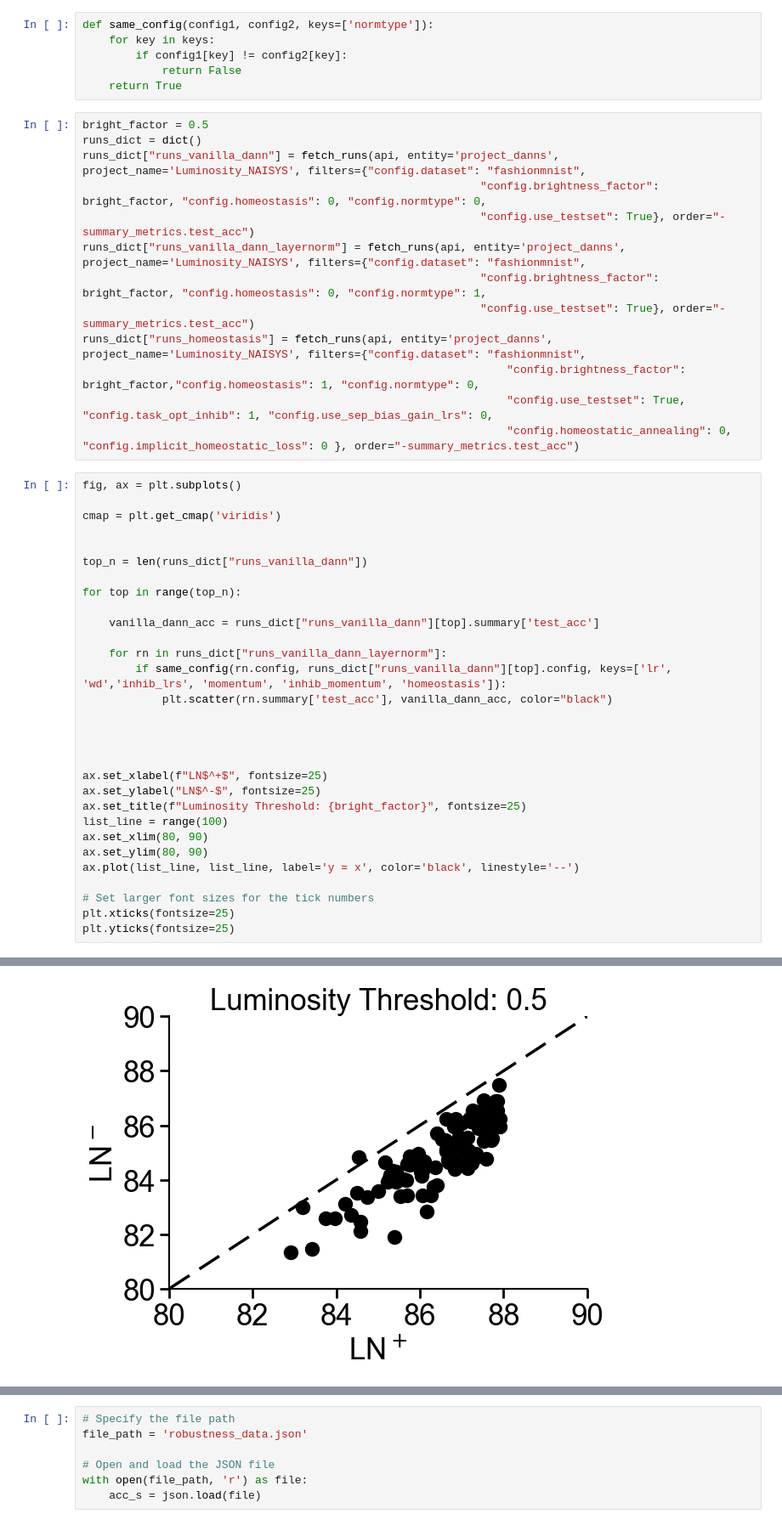
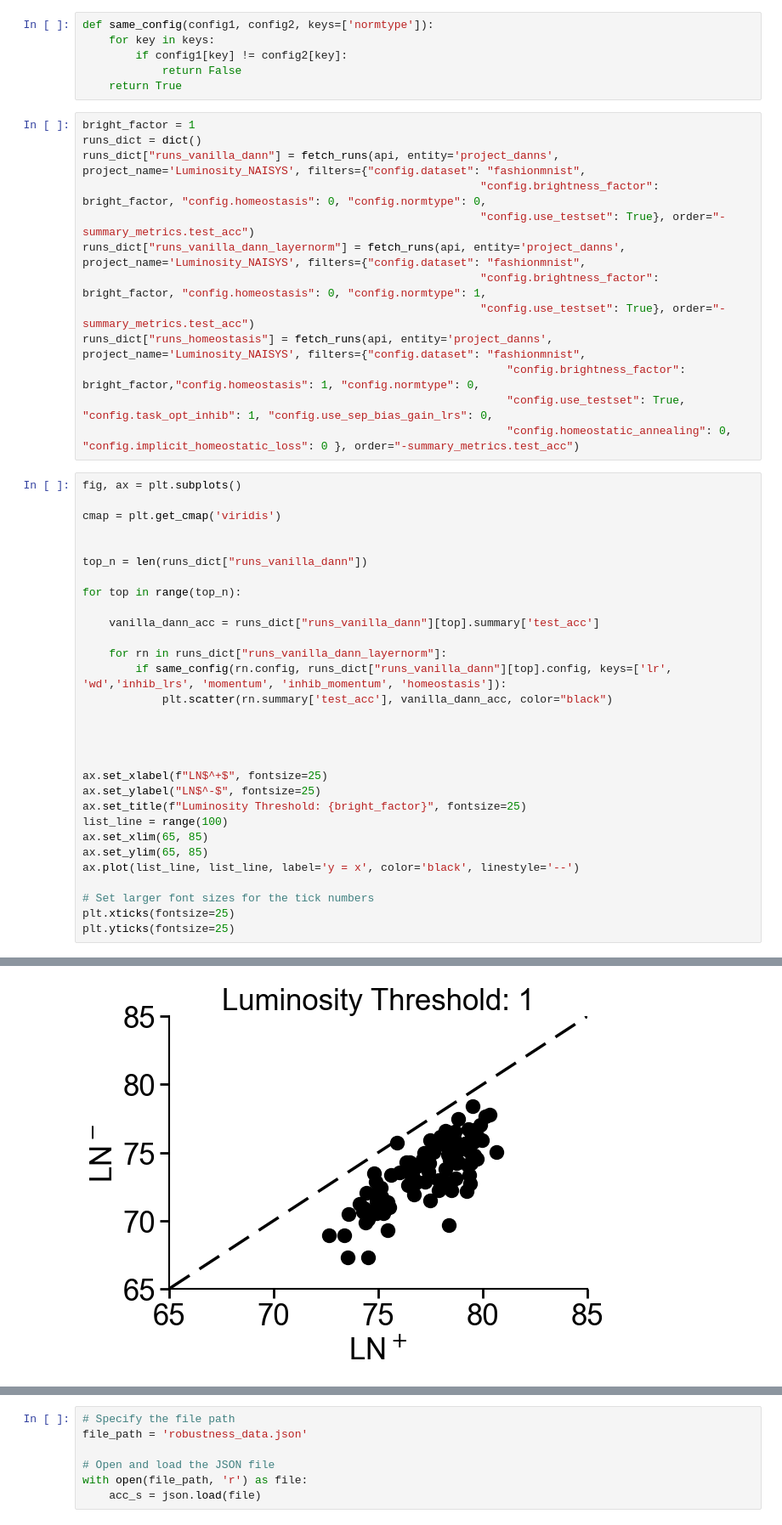
Before and after one commit to RoyHEyono/HomeostaticDANN, a Jupyter notebook: models/dense_mnist_task/notebooks/naisys_plots.ipynb, the cells around one changed output, grey strips where cells are left out. Shown at 85% size. Drawn from its saved outputs; the diff is of its cells as text.

```diff
--- a/models/dense_mnist_task/notebooks/naisys_plots.ipynb
+++ b/models/dense_mnist_task/notebooks/naisys_plots.ipynb
@@ -34,7 +34,7 @@ def same_config(config1, config2, keys=['normtype']):
             return False
     return True
 # %%
-bright_factor = 0.5
+bright_factor = 1
 runs_dict = dict()
 runs_dict["runs_vanilla_dann"] = fetch_runs(api, entity='project_danns', project_name='Luminosity_NAISYS', filters={"config.dataset": "fashionmnist",
                                                             "config.brightness_factor": bright_factor, "config.homeostasis": 0, "config.normtype": 0,
@@ -69,8 +69,8 @@ ax.set_xlabel(f"LN$^+$", fontsize=25)
 ax.set_ylabel("LN$^-$", fontsize=25)
 ax.set_title(f"Luminosity Threshold: {bright_factor}", fontsize=25)
 list_line = range(100)
-ax.set_xlim(80, 90)
-ax.set_ylim(80, 90)
+ax.set_xlim(65, 85)
+ax.set_ylim(65, 85)
 ax.plot(list_line, list_line, label='y = x', color='black', linestyle='--')
 
 # Set larger font sizes for the tick numbers
@@ -87,4 +86,4 @@ plt.yticks(fontsize=25)
-[figure, old version]
+[figure, new version]
 # %%
 fig = plt.figure(layout="constrained")
 
```
Also changed, not shown: parts of 6 cells of this notebook, 13 other files.
